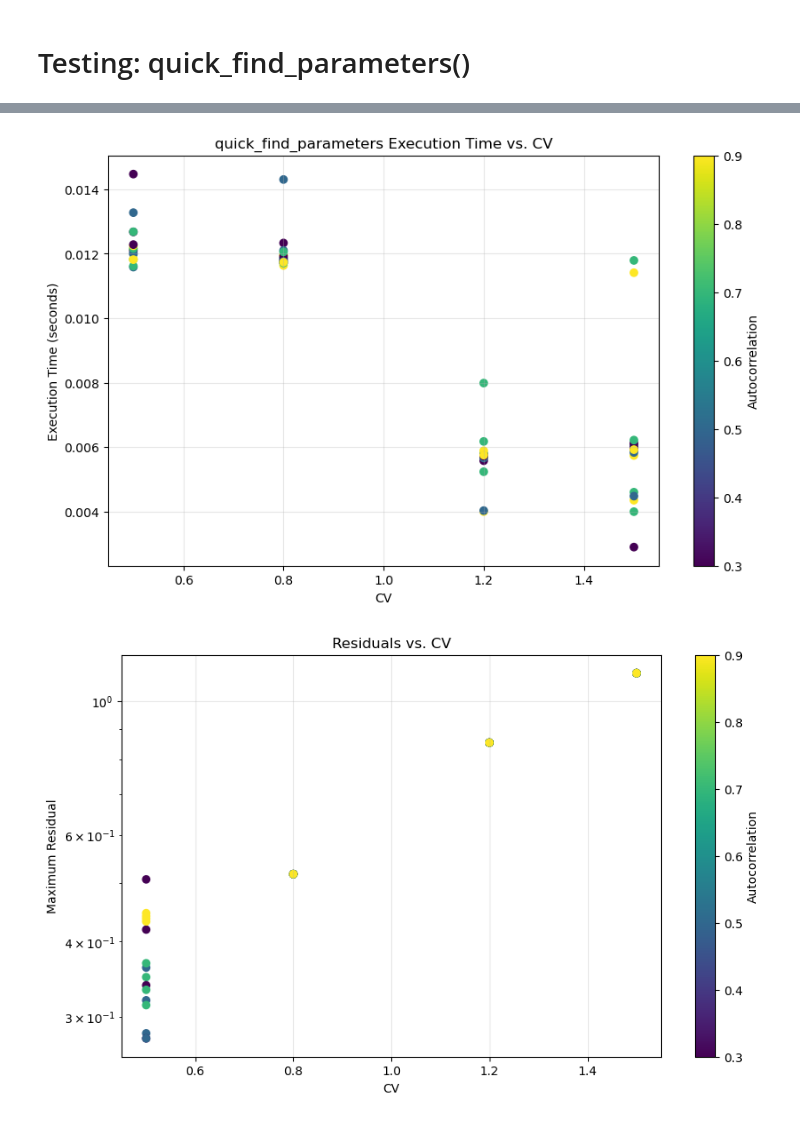
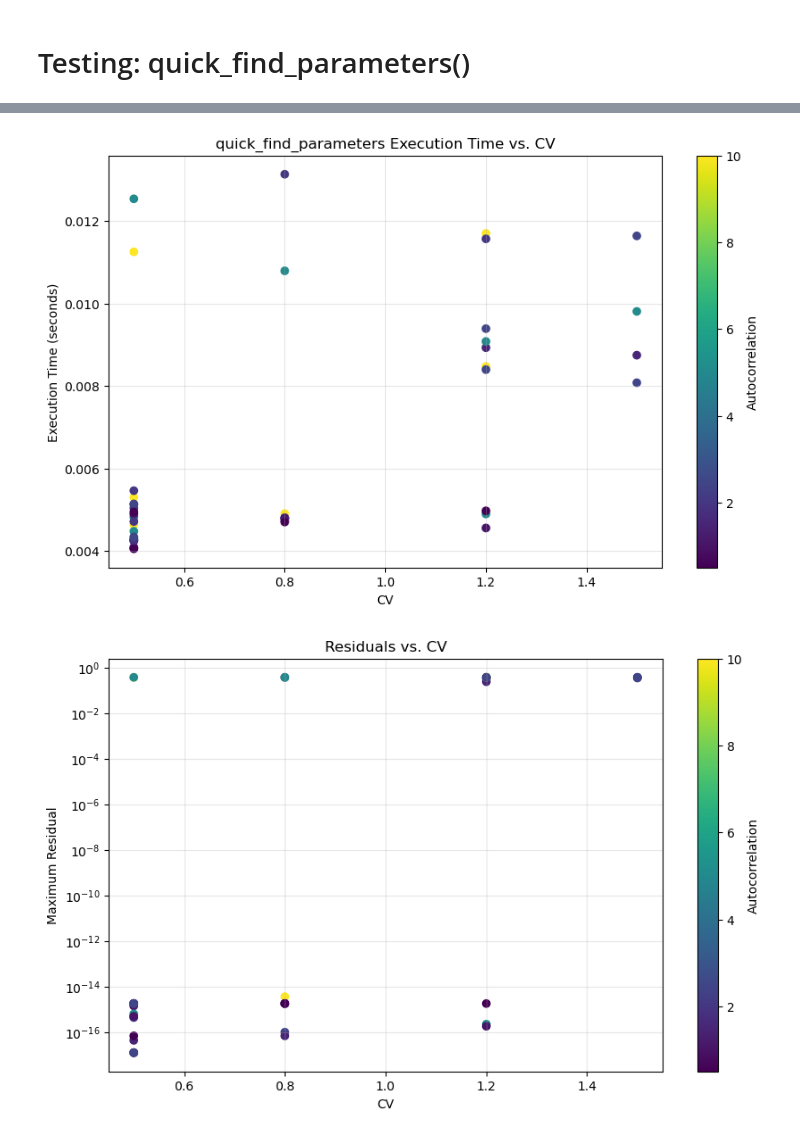
Before and after one commit to GrignardReagent/SSA, a Jupyter notebook: notebooks/debug.ipynb, the cells around one changed output, grey strips where cells are left out. Cells and saved outputs as stored; diff of their text form; code cells hidden in the pictures.

```diff
--- a/notebooks/debug.ipynb
+++ b/notebooks/debug.ipynb
@@ -1097,12 +1140,12 @@ KeyboardInterrupt:
 # Test quick_find_parameters with a range of values
 import pandas as pd
 import matplotlib.pyplot as plt
-from simulation.mean_var_autocorr import quick_find_parameters, equations
+
 
 # Define ranges to test
 sigma_b_values = [0.1, 0.5, 1.0, 2.0]
 cv_values = [0.5, 0.8, 1.2, 1.5]
-autocorr_values = [0.3, 0.5, 0.7, 0.9]
+autocorr_values = [0.5, 1.0, 1.5, 2.0, 2.5, 5.0, 10.0]
 mu_target = 10.0
 
 # Create a grid of test cases
@@ -1186,6 +1229,7 @@ if df_results['success'].sum() > 0:
     plt.ylabel('Maximum Residual')
     plt.yscale('log')
     plt.title('Residuals vs. CV')
+
     plt.grid(True, alpha=0.3)
     plt.show()
 # %% [output]
@@ -1209,5 +1253,5 @@ Max residual across all cases: 1.112702e+00
-[figure, old version]
+[figure, new version]
-[figure, old version]
+[figure, new version]
 # %%
 # Stress test quick_find_parameters with edge cases
 import numpy as np
```
Also changed, not shown: parts of 3 cells of this notebook, 2 other files.
